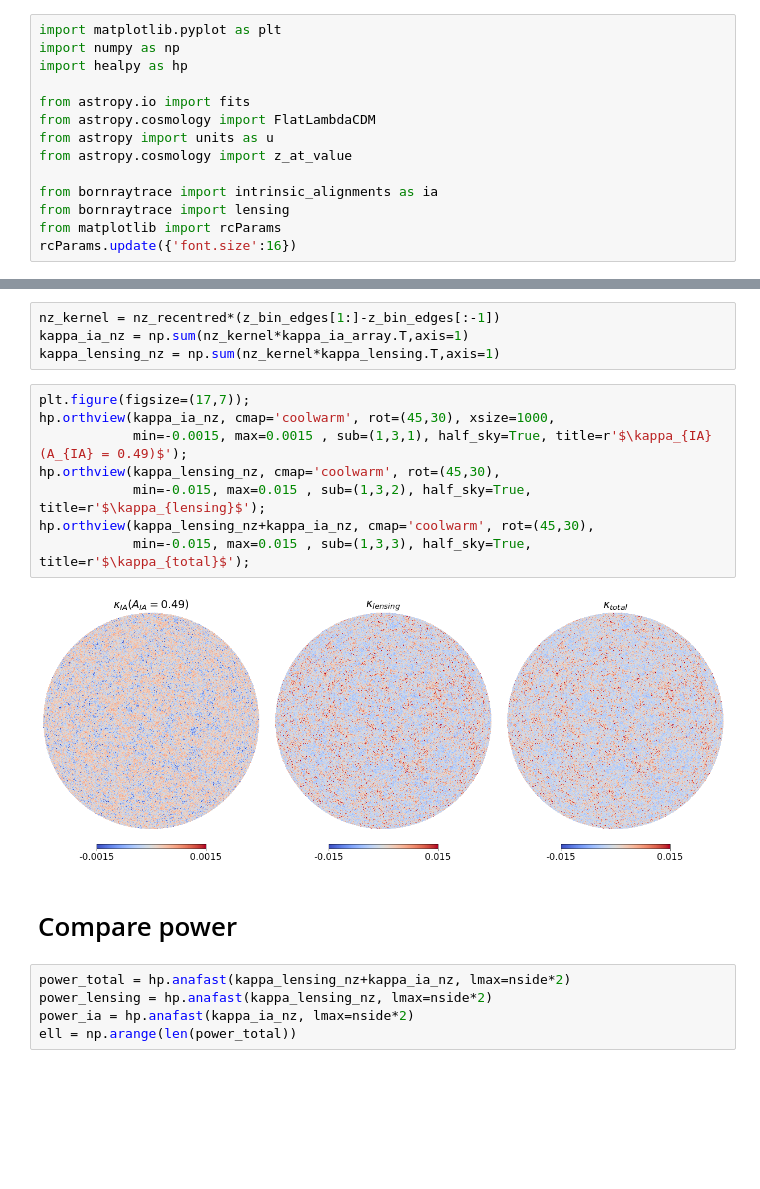
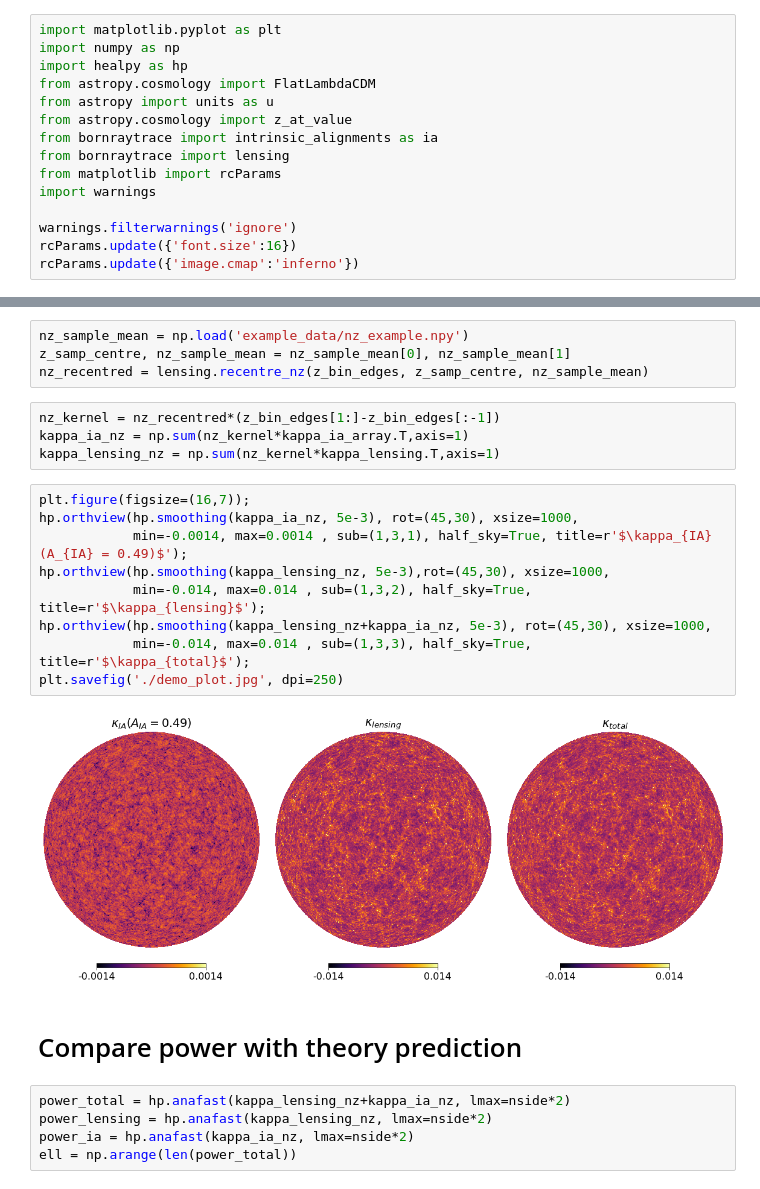
Before and after one commit to NiallJeffrey/BornRaytrace, a Jupyter notebook: demo/full_lensing_demo.ipynb, the cells around one changed output, grey strips where cells are left out. Saved outputs shown, nothing was run; the diff lists cells and outputs as text; blank space fills up the shorter version.

```diff
--- a/demo/full_lensing_demo.ipynb
+++ b/demo/full_lensing_demo.ipynb
@@ -2,13 +2,14 @@
 import matplotlib.pyplot as plt
 import numpy as np
 import healpy as hp
-
-from astropy.io import fits
 from astropy.cosmology import FlatLambdaCDM
 from astropy import units as u
 from astropy.cosmology import z_at_value
-
 from bornraytrace import intrinsic_alignments as ia
 from bornraytrace import lensing
 from matplotlib import rcParams
+import warnings
+
+warnings.filterwarnings('ignore')
 rcParams.update({'font.size':16})
+rcParams.update({'image.cmap':'inferno'})
@@ -63,19 +53,24 @@ print(np.trapz(nz_recentred,z_centre))
+# %%
+nz_sample_mean = np.load('example_data/nz_example.npy')
+z_samp_centre, nz_sample_mean = nz_sample_mean[0], nz_sample_mean[1]
+nz_recentred = lensing.recentre_nz(z_bin_edges, z_samp_centre, nz_sample_mean)
 # %%
 nz_kernel = nz_recentred*(z_bin_edges[1:]-z_bin_edges[:-1])
 kappa_ia_nz = np.sum(nz_kernel*kappa_ia_array.T,axis=1)
 kappa_lensing_nz = np.sum(nz_kernel*kappa_lensing.T,axis=1)
 # %%
-plt.figure(figsize=(17,7));
-hp.orthview(kappa_ia_nz, cmap='coolwarm', rot=(45,30), xsize=1000,
-            min=-0.0015, max=0.0015 , sub=(1,3,1), half_sky=True, title=r'$\kappa_{IA} (A_{IA} = 0.49)$');
-hp.orthview(kappa_lensing_nz, cmap='coolwarm', rot=(45,30),
-            min=-0.015, max=0.015 , sub=(1,3,2), half_sky=True, title=r'$\kappa_{lensing}$');
-hp.orthview(kappa_lensing_nz+kappa_ia_nz, cmap='coolwarm', rot=(45,30),
-            min=-0.015, max=0.015 , sub=(1,3,3), half_sky=True, title=r'$\kappa_{total}$');
+plt.figure(figsize=(16,7));
+hp.orthview(hp.smoothing(kappa_ia_nz, 5e-3), rot=(45,30), xsize=1000,
+            min=-0.0014, max=0.0014 , sub=(1,3,1), half_sky=True, title=r'$\kappa_{IA} (A_{IA} = 0.49)$');
+hp.orthview(hp.smoothing(kappa_lensing_nz, 5e-3),rot=(45,30), xsize=1000,
+            min=-0.014, max=0.014 , sub=(1,3,2), half_sky=True, title=r'$\kappa_{lensing}$');
+hp.orthview(hp.smoothing(kappa_lensing_nz+kappa_ia_nz, 5e-3), rot=(45,30), xsize=1000,
+            min=-0.014, max=0.014 , sub=(1,3,3), half_sky=True, title=r'$\kappa_{total}$');
+plt.savefig('./demo_plot.jpg', dpi=250)
 # %% [output]
-[figure, old version]
+[figure, new version]
 # %% [markdown]
-# Compare power
+# Compare power with theory prediction
 # %%
 power_total = hp.anafast(kappa_lensing_nz+kappa_ia_nz, lmax=nside*2)
 power_lensing = hp.anafast(kappa_lensing_nz, lmax=nside*2)
```
Also changed, not shown: parts of 2 cells of this notebook, 2 other files.
